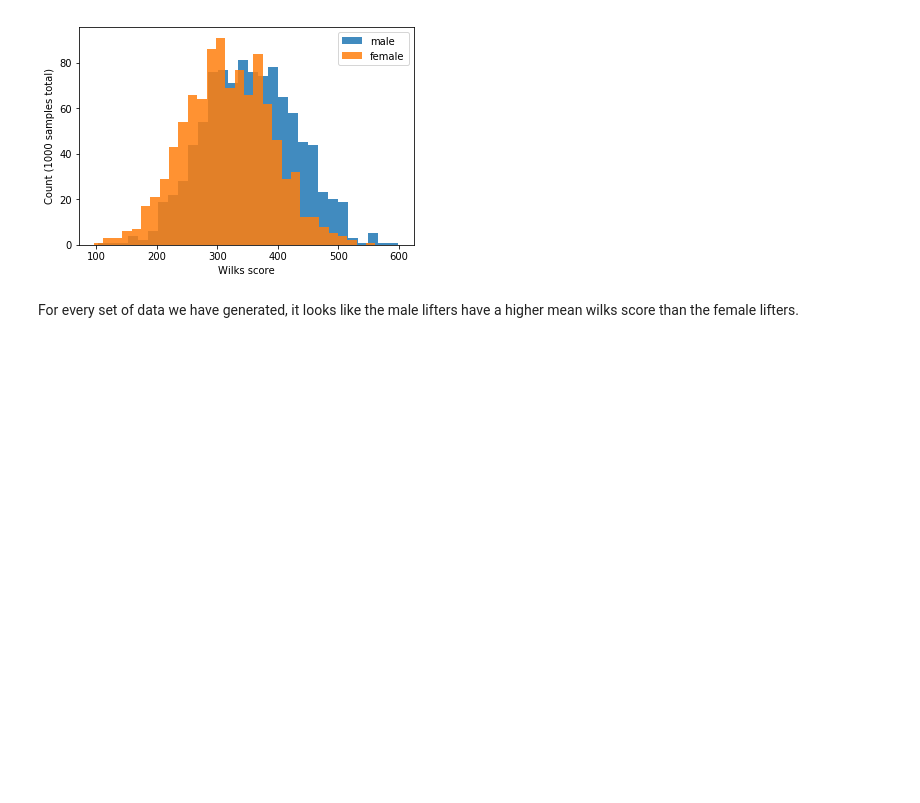
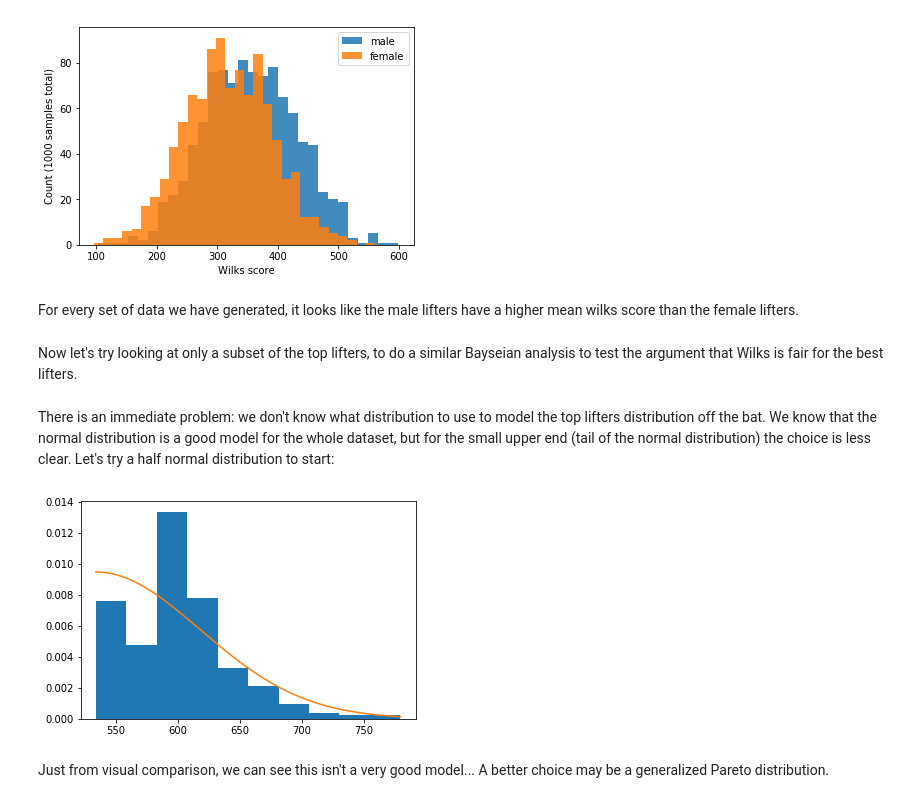
Before and after one commit to alex-t-172/wilks-analysis, a Jupyter notebook: wilks_bias_test.ipynb, the cells around one changed output. Cells and saved outputs as stored; diff of their text form; code cells hidden in the pictures; blank space fills up the shorter version.

Commit message:
Added half normal model of tails for top lifters

```diff
--- a/wilks_bias_test.ipynb
+++ b/wilks_bias_test.ipynb
@@ -38,7 +38,7 @@ print(prior_mu, prior_std)
 343.91882074 76.6483176594
 # %%
 x = np.linspace(np.min(wilks_tot), np.max(wilks_tot), 1000)
-y = y = normal.pdf(x, prior_mu, scale = prior_std)
+y = normal.pdf(x, prior_mu, scale = prior_std)
 plt.plot(x, y)
 plt.fill_between(x, 0, y, linewidth=2, alpha = 0.6)
 plt.title('Wilks full distribution')
@@ -193,3 +193,29 @@ for i in range(5):
 [figure]
 # %% [markdown]
 For every set of data we have generated, it looks like the male lifters have a higher mean wilks score than the female lifters.
+# %% [markdown]
+Now let's try looking at only a subset of the top lifters, to do a similar Bayseian analysis to test the argument that Wilks is fair for the best lifters.
+# %%
+sorted_men = df[df.Sex == 'M'].sort_values('Wilks', ascending=False)
+sorted_women = df[df.Sex == 'F'].sort_values('Wilks', ascending=False)
+# %% [markdown]
+There is an immediate problem: we don't know what distribution to use to model the top lifters distribution off the bat. We know that the normal distribution is a good model for the whole dataset, but for the small upper end (tail of the normal distribution) the choice is less clear. Let's try a half normal distribution to start:
+# %%
+def top_lifters_halfnorm_plot(n):
+    # half normal distribution
+    t_m_wilks = sorted_men.iloc[:n].Wilks.values
+    t_f_wilks = sorted_women.iloc[:n].Wilks.values
+    t_wilks = np.concatenate((t_m_wilks, t_f_wilks))
+    lower_bound = np.min(t_wilks)
+    h_norm = stats.halfnorm
+    x = np.linspace(np.min(t_wilks), np.max(t_wilks), 1000)
+    y = h_norm.pdf(x, lower_bound, scale=2*np.std(t_wilks))
+    plt.hist(t_wilks, normed=True)
+    plt.plot(x, y)
+    plt.show()
+# %%
+top_lifters_halfnorm_plot(1000)
+# %% [output]
+[figure, added]
+# %% [markdown]
+Just from visual comparison, we can see this isn't a very good model... A better choice may be a generalized Pareto distribution.
```
